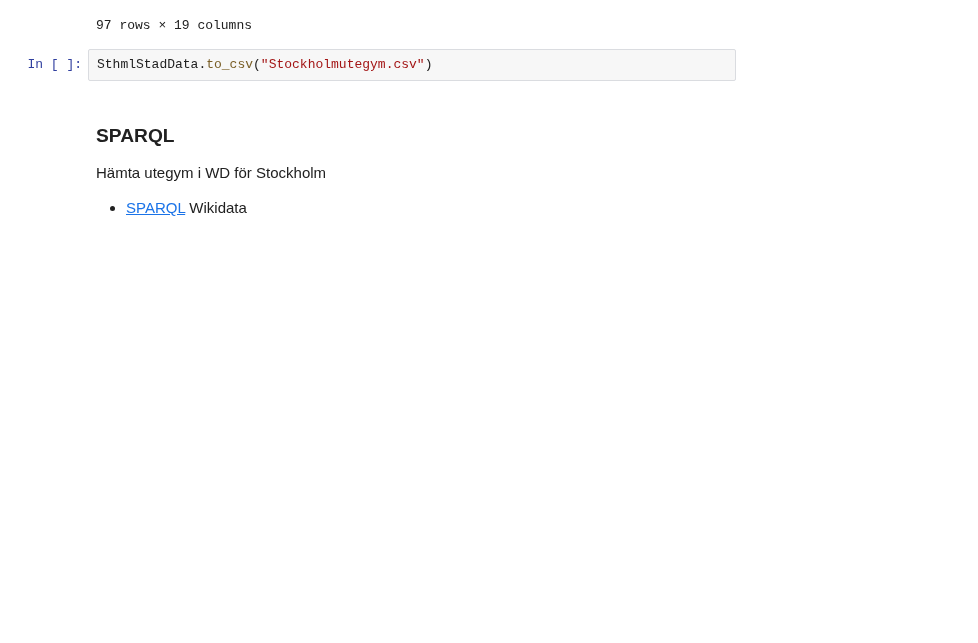
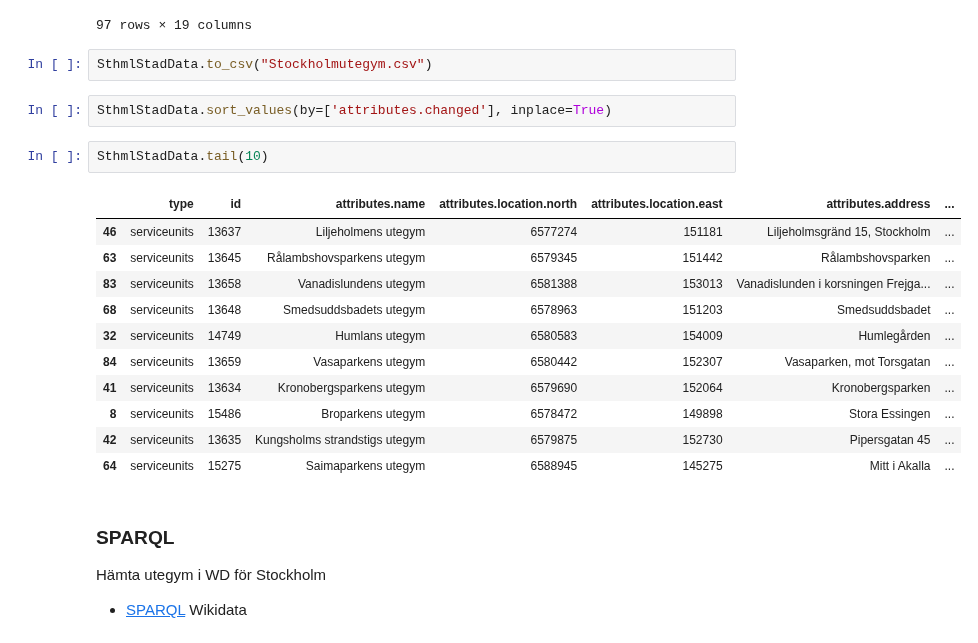
Before and after one commit to salgo60/ProjectOutdoorGyms, a Jupyter notebook: Jupyter/Stockholm outdoor gym.ipynb, the cells around one changed output. Cells and saved outputs as stored; diff of their text form; blank space fills up the shorter version.

```diff
--- a/Jupyter/Stockholm outdoor gym.ipynb
+++ b/Jupyter/Stockholm outdoor gym.ipynb
@@ -54,6 +54,22 @@ SthmlStadData
 97 rows × 19 columns
 # %%
 SthmlStadData.to_csv("Stockholmutegym.csv")
+# %%
+SthmlStadData.sort_values(by=['attributes.changed'], inplace=True)
+# %%
+SthmlStadData.tail(10)
+# %% [output]
+|  | type | id | attributes.name | attributes.location.north | attributes.location.east | attributes.address | ... |
+| 46 | serviceunits | 13637 | Liljeholmens utegym | 6577274 | 151181 | Liljeholmsgränd 15, Stockholm | ... |
+| 63 | serviceunits | 13645 | Rålambshovsparkens utegym | 6579345 | 151442 | Rålambshovsparken | ... |
+| 83 | serviceunits | 13658 | Vanadislundens utegym | 6581388 | 153013 | Vanadislunden i korsningen Frejga... | ... |
+| 68 | serviceunits | 13648 | Smedsuddsbadets utegym | 6578963 | 151203 | Smedsuddsbadet | ... |
+| 32 | serviceunits | 14749 | Humlans utegym | 6580583 | 154009 | Humlegården | ... |
+| 84 | serviceunits | 13659 | Vasaparkens utegym | 6580442 | 152307 | Vasaparken, mot Torsgatan | ... |
+| 41 | serviceunits | 13634 | Kronobergsparkens utegym | 6579690 | 152064 | Kronobergsparken | ... |
+| 8 | serviceunits | 15486 | Broparkens utegym | 6578472 | 149898 | Stora Essingen | ... |
+| 42 | serviceunits | 13635 | Kungsholms strandstigs utegym | 6579875 | 152730 | Pipersgatan 45 | ... |
+| 64 | serviceunits | 15275 | Saimaparkens utegym | 6588945 | 145275 | Mitt i Akalla | ... |
 # %% [markdown]
 ### SPARQL
 Hämta utegym i WD för Stockholm
```
Also changed, not shown: parts of 7 cells of this notebook, 1 other file.
